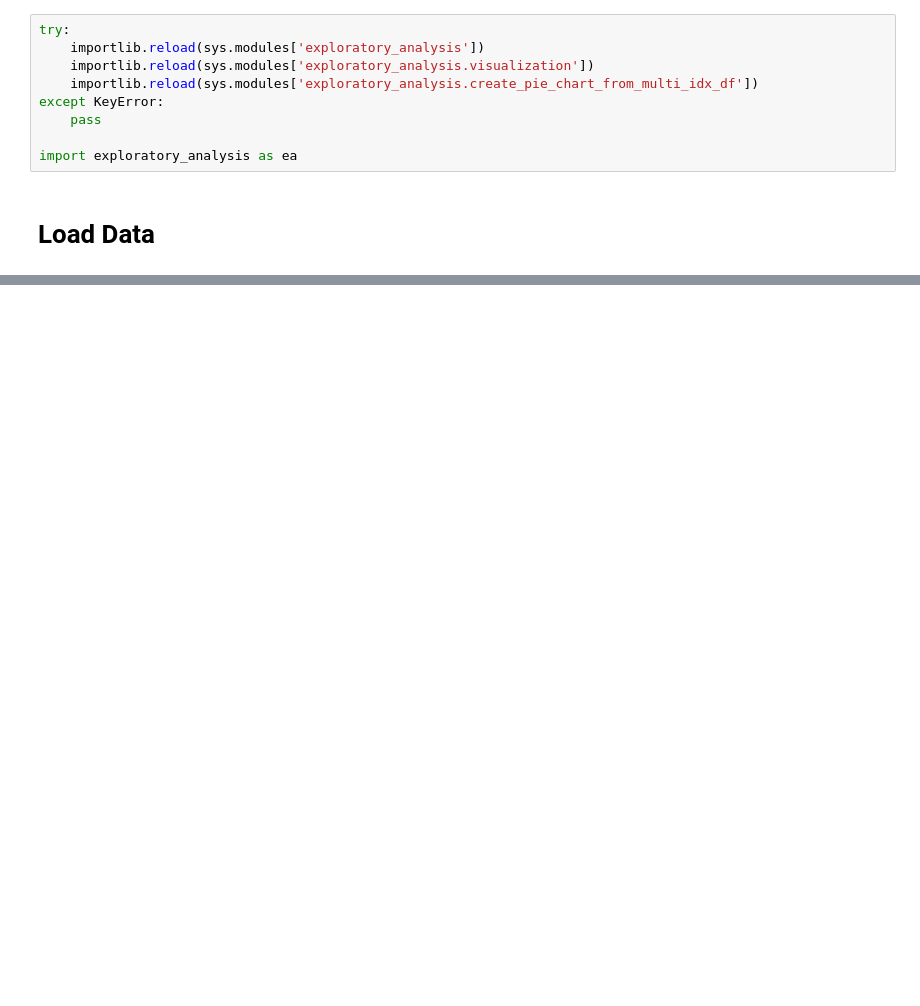
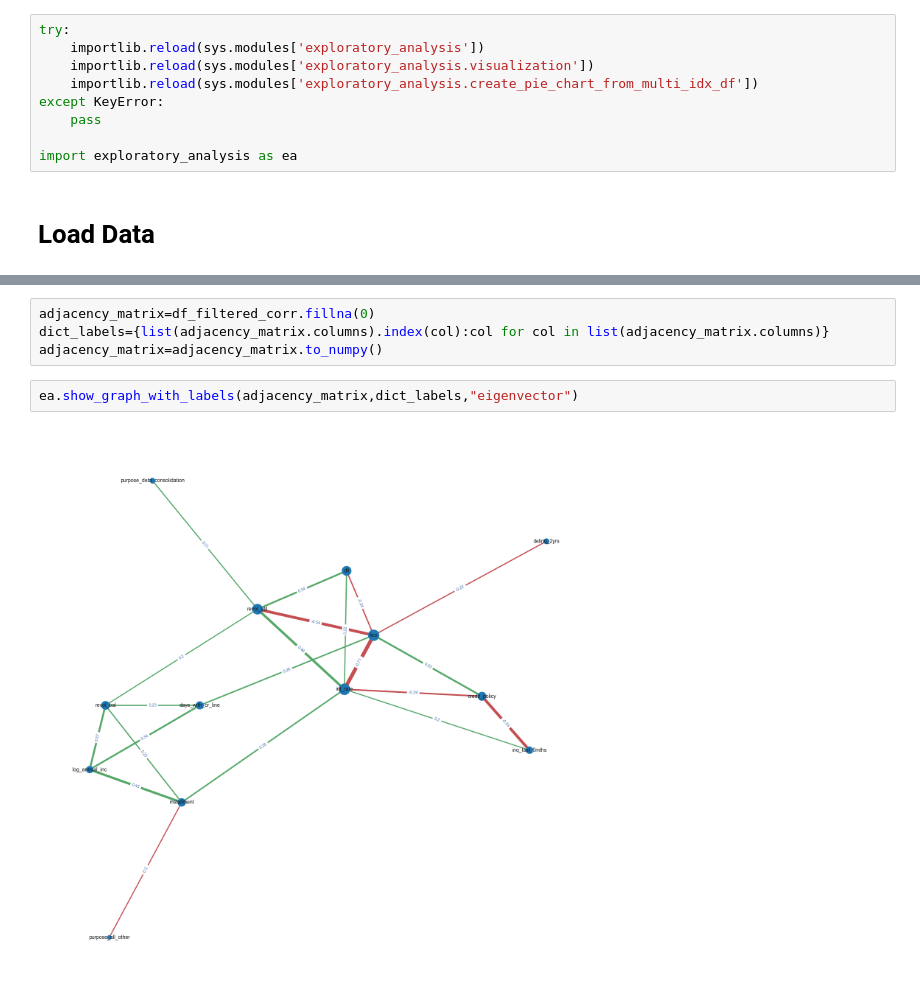
Before and after one commit to EzraTam/exploratory-analysis, a Jupyter notebook: notebooks/loan_analysis.ipynb, the cells around one changed output, grey strips where cells are left out. Saved outputs shown, nothing was run; the diff lists cells and outputs as text; blank space fills up the shorter version.

```diff
--- a/notebooks/loan_analysis.ipynb
+++ b/notebooks/loan_analysis.ipynb
@@ -28,0 +128,8 @@ dict_df=ea.import_excel_to_pds(superstore_data_path)
+# %%
+adjacency_matrix=df_filtered_corr.fillna(0)
+dict_labels={list(adjacency_matrix.columns).index(col):col for col in list(adjacency_matrix.columns)}
+adjacency_matrix=adjacency_matrix.to_numpy()
+# %%
+ea.show_graph_with_labels(adjacency_matrix,dict_labels,"eigenvector")
+# %% [output]
+[figure, added]
```
Also changed, not shown: parts of 17 cells of this notebook.
